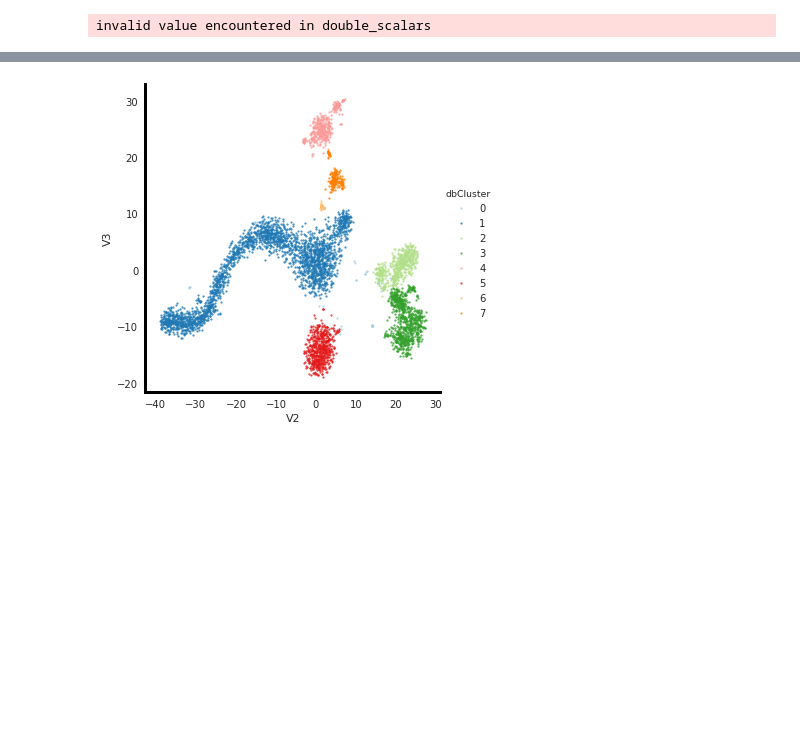
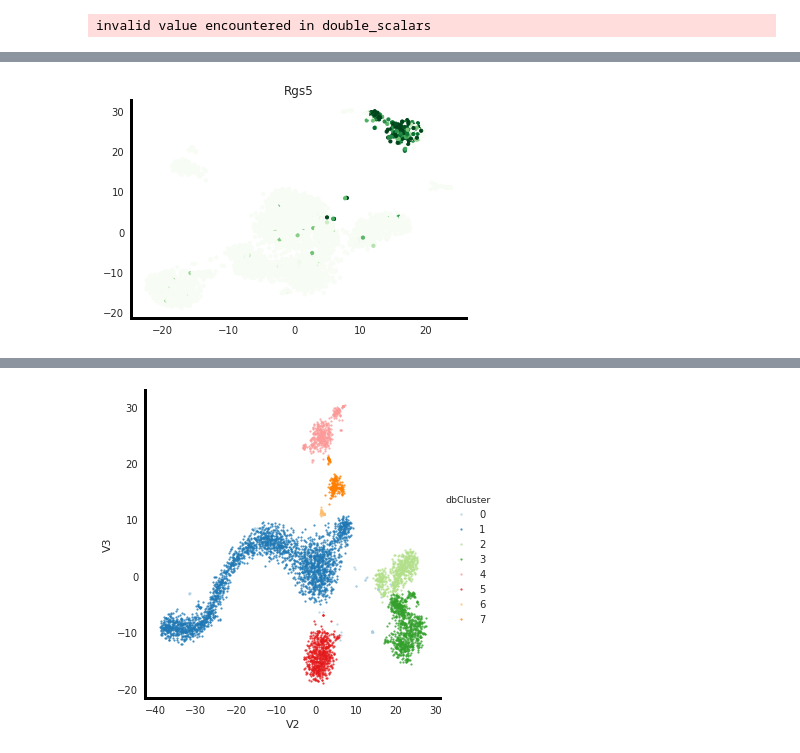
Before and after one commit to wflynny/JAX-NeuroGeneticsSClDataAnalysis, a Jupyter notebook: AnalysisNotebook.ipynb, the cells around one changed output, grey strips where cells are left out. Drawn from its saved outputs; the diff is of its cells as text; code cells hidden in the pictures; blank space fills up the shorter version.

```diff
--- a/AnalysisNotebook.ipynb
+++ b/AnalysisNotebook.ipynb
@@ -313,0 +323,4 @@ After gene selection, the high dimensionality of single cell RNA-seq data is com
+# %%
+plotTSNE(cpt,tsnedata,'Rgs5',featuredata,'V1','V3')
+# %% [output]
+[figure, added]
```
Also changed, not shown: parts of 11 cells of this notebook, 1 other file.
